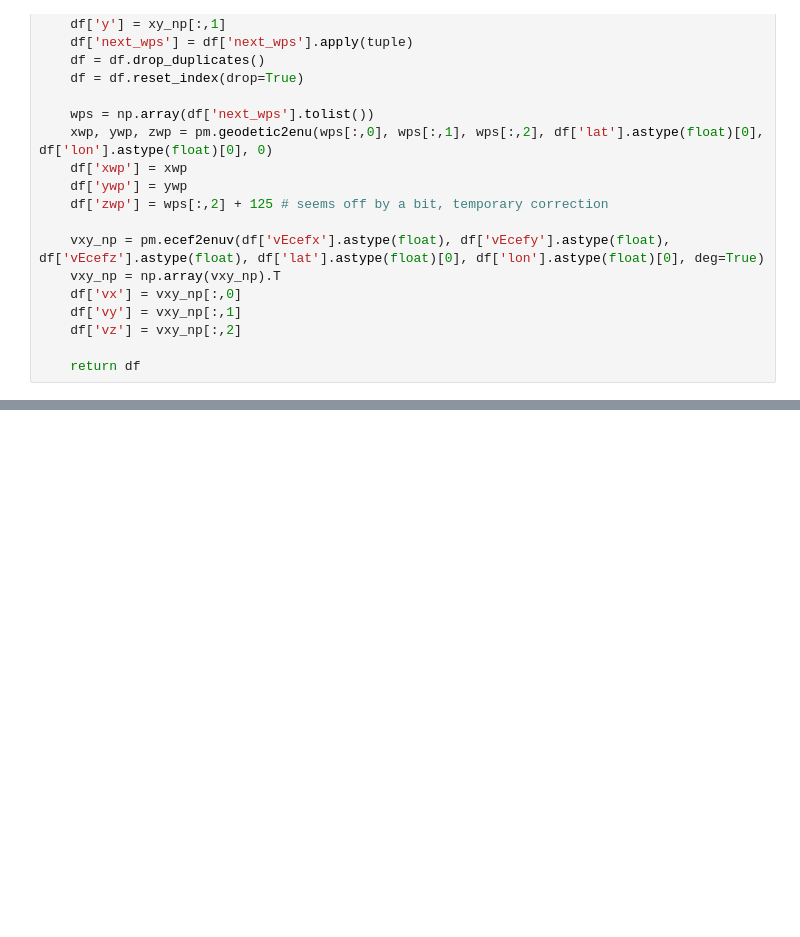
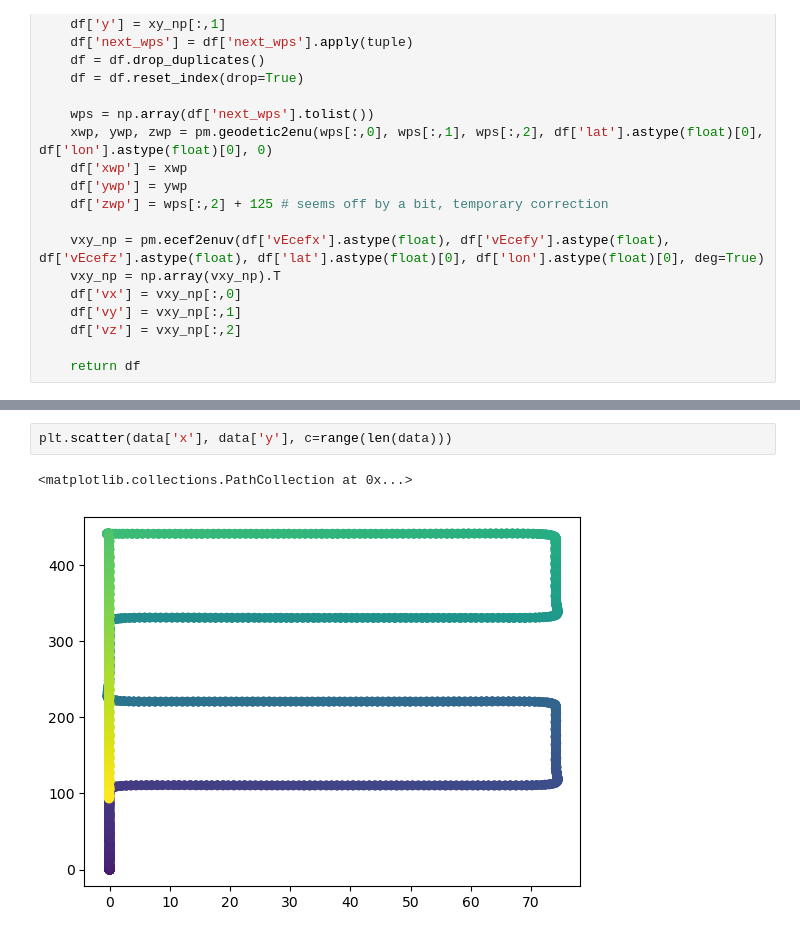
Before and after one commit to acoursey3/uav-controller, a Jupyter notebook: code/Demo.ipynb, the cells around one changed output, grey strips where cells are left out. Drawn from its saved outputs; the diff is of its cells as text; blank space fills up the shorter version.

```diff
--- a/code/Demo.ipynb
+++ b/code/Demo.ipynb
@@ -55,0 +106,5 @@ NameError: name 'pickle' is not defined
+# %%
+plt.scatter(data['x'], data['y'], c=range(len(data)))
+# %% [output]
+<matplotlib.collections.PathCollection at 0x...>
+[figure, added]
```
Also changed, not shown: parts of 10 cells of this notebook, 3 other files.
